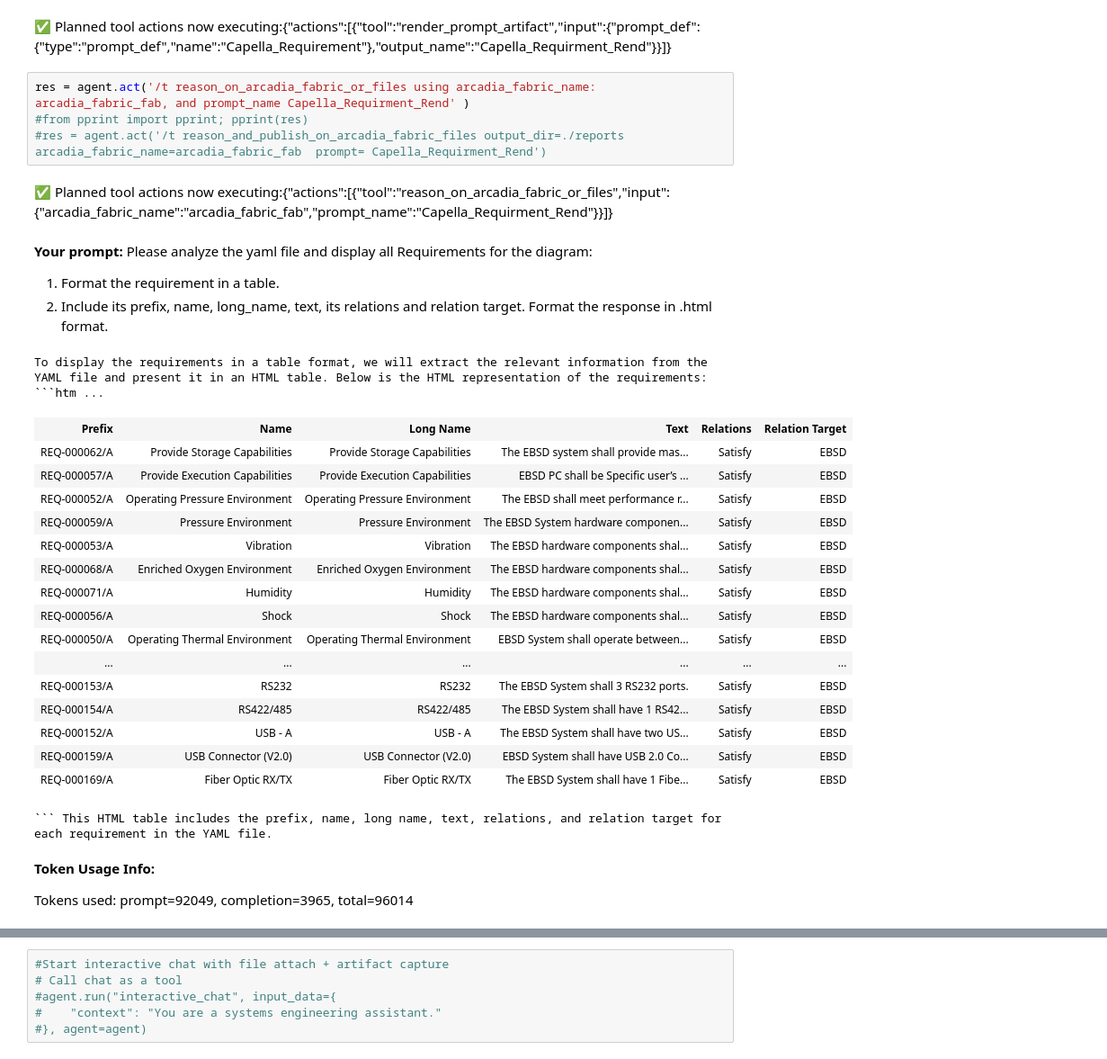
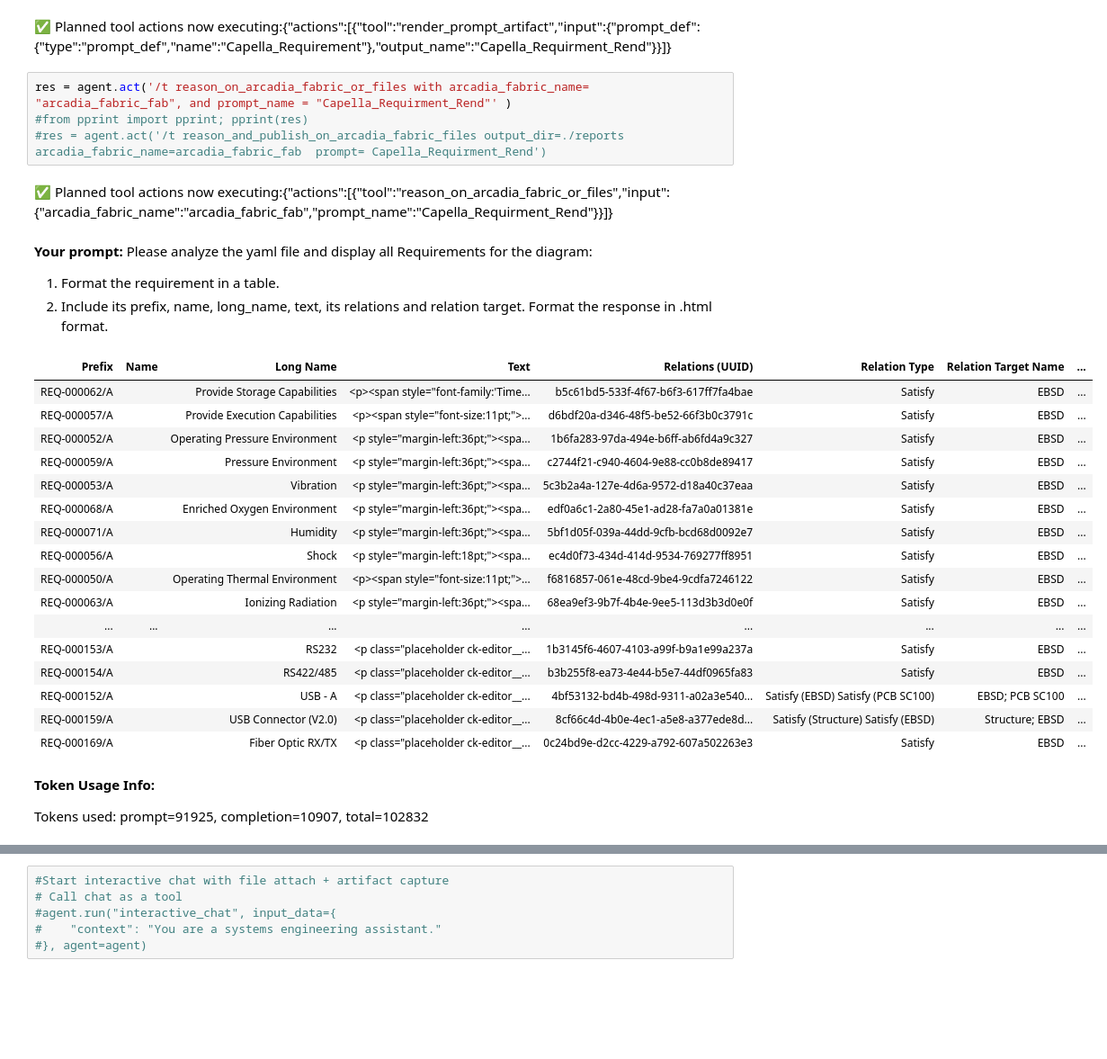
Before and after one commit to tkSDISW/EBSD_300, a Jupyter notebook: EBSD_300/Notebooks/2_EBSD_Requirements_to_csv.ipynb, the cells around one changed output, grey strips where cells are left out. Shown at 90% size. Cells and saved outputs as stored; diff of their text form; blank space fills up the shorter version.

````diff
--- a/EBSD_300/Notebooks/2_EBSD_Requirements_to_csv.ipynb
+++ b/EBSD_300/Notebooks/2_EBSD_Requirements_to_csv.ipynb
@@ -100,32 +106,31 @@ res = agent.act('/t render_prompt_artifact {"prompt_def": {"type":"prompt_def",
 # %% [output]
 ✅ Planned tool actions now executing:{"actions":[{"tool":"render_prompt_artifact","input":{"prompt_def":{"type":"prompt_def","name":"Capella_Requirement"},"output_name":"Capella_Requirment_Rend"}}]}
 # %%
-res = agent.act('/t reason_on_arcadia_fabric_or_files using arcadia_fabric_name: arcadia_fabric_fab, and prompt_name Capella_Requirment_Rend' )
+res = agent.act('/t reason_on_arcadia_fabric_or_files with arcadia_fabric_name= "arcadia_fabric_fab", and prompt_name = "Capella_Requirment_Rend"' )
 #from pprint import pprint; pprint(res)
 #res = agent.act('/t reason_and_publish_on_arcadia_fabric_files output_dir=./reports arcadia_fabric_name=arcadia_fabric_fab  prompt= Capella_Requirment_Rend')
 # %% [output]
 ✅ Planned tool actions now executing:{"actions":[{"tool":"reason_on_arcadia_fabric_or_files","input":{"arcadia_fabric_name":"arcadia_fabric_fab","prompt_name":"Capella_Requirment_Rend"}}]}
 **Your prompt:** Please analyze the yaml file and display all Requirements for the diagram:
 1. Format the requirement in a table.
 2. Include its prefix, name, long_name, text, its relations and relation target. Format the response in .html format.
-To display the requirements in a table format, we will extract the relevant information from the YAML file and present it in an HTML table. Below is the HTML representation of the requirements: ```htm ...
-| Prefix | Name | Long Name | Text | Relations | Relation Target |
-| REQ-000062/A | Provide Storage Capabilities | Provide Storage Capabilities | The EBSD system shall provide mas... | Satisfy | EBSD |
-| REQ-000057/A | Provide Execution Capabilities | Provide Execution Capabilities | EBSD PC shall be Specific user’s ... | Satisfy | EBSD |
-| REQ-000052/A | Operating Pressure Environment | Operating Pressure Environment | The EBSD shall meet performance r... | Satisfy | EBSD |
-| REQ-000059/A | Pressure Environment | Pressure Environment | The EBSD System hardware componen... | Satisfy | EBSD |
-| REQ-000053/A | Vibration | Vibration | The EBSD hardware components shal... | Satisfy | EBSD |
-| REQ-000068/A | Enriched Oxygen Environment | Enriched Oxygen Environment | The EBSD hardware components shal... | Satisfy | EBSD |
-| REQ-000071/A | Humidity | Humidity | The EBSD hardware components shal... | Satisfy | EBSD |
-| REQ-000056/A | Shock | Shock | The EBSD hardware components shal... | Satisfy | EBSD |
-| REQ-000050/A | Operating Thermal Environment | Operating Thermal Environment | EBSD System shall operate between... | Satisfy | EBSD |
-| ... | ... | ... | ... | ... | ... |
-| REQ-000153/A | RS232 | RS232 | The EBSD System shall 3 RS232 ports. | Satisfy | EBSD |
-| REQ-000154/A | RS422/485 | RS422/485 | The EBSD System shall have 1 RS42... | Satisfy | EBSD |
-| REQ-000152/A | USB - A | USB - A | The EBSD System shall have two US... | Satisfy | EBSD |
-| REQ-000159/A | USB Connector (V2.0) | USB Connector (V2.0) | EBSD System shall have USB 2.0 Co... | Satisfy | EBSD |
-| REQ-000169/A | Fiber Optic RX/TX | Fiber Optic RX/TX | The EBSD System shall have 1 Fibe... | Satisfy | EBSD |
+| Prefix | Name | Long Name | Text | Relations (UUID) | Relation Type | Relation Target Name | ... |
+| REQ-000062/A |  | Provide Storage Capabilities | <p><span style="font-family:'Time... | b5c61bd5-533f-4f67-b6f3-617ff7fa4bae | Satisfy | EBSD | ... |
+| REQ-000057/A |  | Provide Execution Capabilities | <p><span style="font-size:11pt;">... | d6bdf20a-d346-48f5-be52-66f3b0c3791c | Satisfy | EBSD | ... |
+| REQ-000052/A |  | Operating Pressure Environment | <p style="margin-left:36pt;"><spa... | 1b6fa283-97da-494e-b6ff-ab6fd4a9c327 | Satisfy | EBSD | ... |
+| REQ-000059/A |  | Pressure Environment | <p style="margin-left:36pt;"><spa... | c2744f21-c940-4604-9e88-cc0b8de89417 | Satisfy | EBSD | ... |
+| REQ-000053/A |  | Vibration | <p style="margin-left:36pt;"><spa... | 5c3b2a4a-127e-4d6a-9572-d18a40c37eaa | Satisfy | EBSD | ... |
+| REQ-000068/A |  | Enriched Oxygen Environment | <p style="margin-left:36pt;"><spa... | edf0a6c1-2a80-45e1-ad28-fa7a0a01381e | Satisfy | EBSD | ... |
+| REQ-000071/A |  | Humidity | <p style="margin-left:36pt;"><spa... | 5bf1d05f-039a-44dd-9cfb-bcd68d0092e7 | Satisfy | EBSD | ... |
+| REQ-000056/A |  | Shock | <p style="margin-left:18pt;"><spa... | ec4d0f73-434d-414d-9534-769277ff8951 | Satisfy | EBSD | ... |
+| REQ-000050/A |  | Operating Thermal Environment | <p><span style="font-size:11pt;">... | f6816857-061e-48cd-9be4-9cdfa7246122 | Satisfy | EBSD | ... |
+| REQ-000063/A |  | Ionizing Radiation | <p style="margin-left:36pt;"><spa... | 68ea9ef3-9b7f-4b4e-9ee5-113d3b3d0e0f | Satisfy | EBSD | ... |
+| ... | ... | ... | ... | ... | ... | ... | ... |
+| REQ-000153/A |  | RS232 | <p class="placeholder ck-editor__... | 1b3145f6-4607-4103-a99f-b9a1e99a237a | Satisfy | EBSD | ... |
+| REQ-000154/A |  | RS422/485 | <p class="placeholder ck-editor__... | b3b255f8-ea73-4e44-b5e7-44df0965fa83 | Satisfy | EBSD | ... |
+| REQ-000152/A |  | USB - A | <p class="placeholder ck-editor__... | 4bf53132-bd4b-498d-9311-a02a3e540... | Satisfy (EBSD) Satisfy (PCB SC100) | EBSD; PCB SC100 | ... |
+| REQ-000159/A |  | USB Connector (V2.0) | <p class="placeholder ck-editor__... | 8cf66c4d-4b0e-4ec1-a5e8-a377ede8d... | Satisfy (Structure) Satisfy (EBSD) | Structure; EBSD | ... |
+| REQ-000169/A |  | Fiber Optic RX/TX | <p class="placeholder ck-editor__... | 0c24bd9e-d2cc-4229-a792-607a502263e3 | Satisfy | EBSD | ... |
-``` This HTML table includes the prefix, name, long name, text, relations, and relation target for each requirement in the YAML file.
 **Token Usage Info:**
 
-Tokens used: prompt=92049, completion=3965, total=96014
+Tokens used: prompt=91925, completion=10907, total=102832
````
Also changed, not shown: parts of 13 cells of this notebook, 5 other files.
